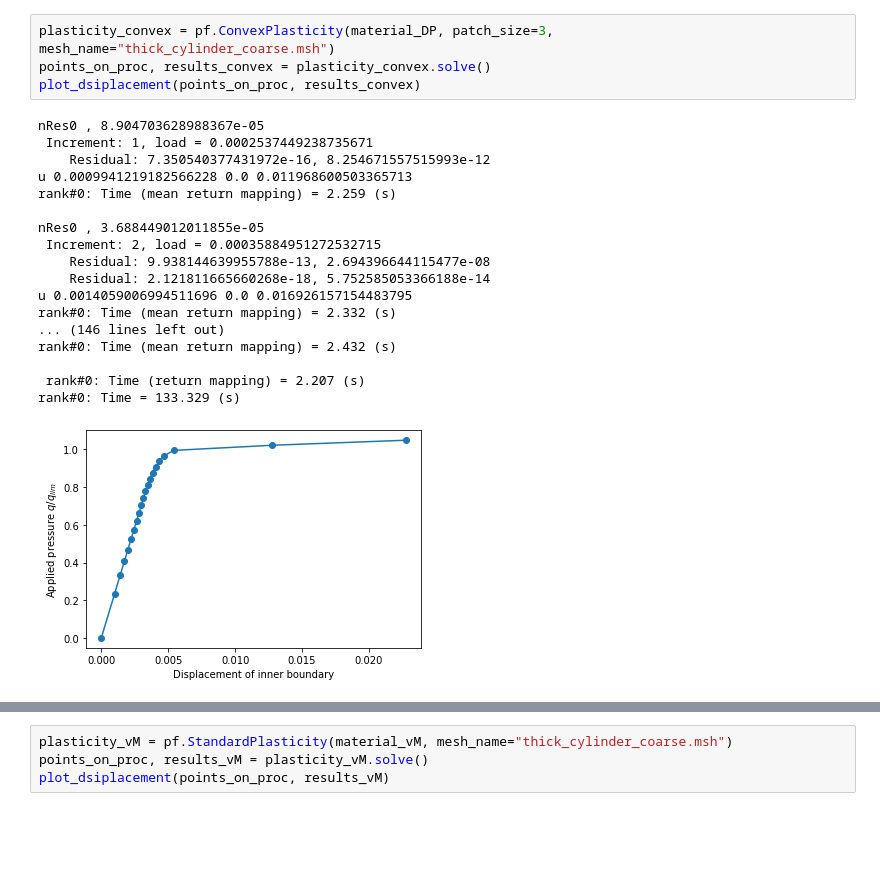
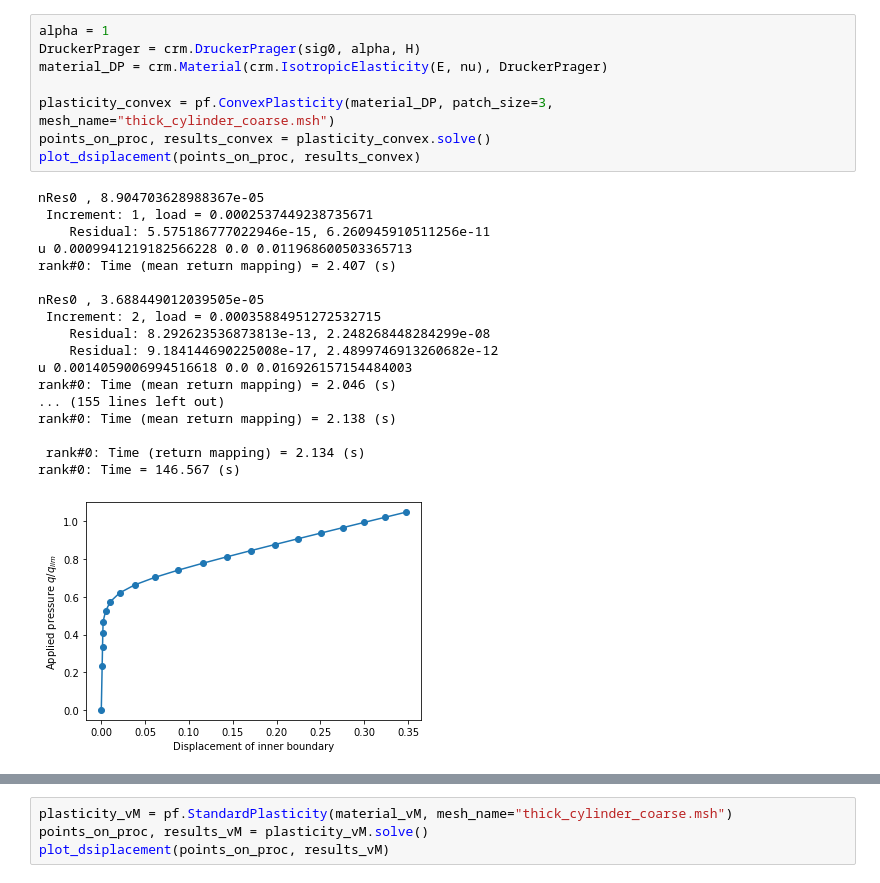
Before and after one commit to a-latyshev/convex-plasticity, a Jupyter notebook: optimisation/plasticity_analysis.ipynb, the cells around one changed output, grey strips where cells are left out. Saved outputs shown, nothing was run; the diff lists cells and outputs as text; blank space fills up the shorter version.

Commit message:
[WIP] Added plasticity analysis and analytical formulas for the DP criteria
Interpolation case for DruckerPrager doesn't work!

```diff
--- a/optimisation/plasticity_analysis.ipynb
+++ b/optimisation/plasticity_analysis.ipynb
@@ -60,23 +354,27 @@ rank#0: Time = 2.237 (s)
 # %%
+alpha = 1
+DruckerPrager = crm.DruckerPrager(sig0, alpha, H)
+material_DP = crm.Material(crm.IsotropicElasticity(E, nu), DruckerPrager)
+
 plasticity_convex = pf.ConvexPlasticity(material_DP, patch_size=3, mesh_name="thick_cylinder_coarse.msh")
 points_on_proc, results_convex = plasticity_convex.solve()
 plot_dsiplacement(points_on_proc, results_convex)
 # %% [output]
 nRes0 , 8.904703628988367e-05
  Increment: 1, load = 0.0002537449238735671
-    Residual: 7.350540377431972e-16, 8.254671557515993e-12
+    Residual: 5.575186777022946e-15, 6.260945910511256e-11
 u 0.0009941219182566228 0.0 0.011968600503365713
-rank#0: Time (mean return mapping) = 2.259 (s)
+rank#0: Time (mean return mapping) = 2.407 (s)
 
-nRes0 , 3.688449012011855e-05
+nRes0 , 3.688449012039505e-05
  Increment: 2, load = 0.00035884951272532715
-    Residual: 9.938144639955788e-13, 2.694396644115477e-08
-    Residual: 2.121811665660268e-18, 5.752585053366188e-14
-u 0.0014059006994511696 0.0 0.016926157154483795
-rank#0: Time (mean return mapping) = 2.332 (s)
-... (146 lines left out)
-rank#0: Time (mean return mapping) = 2.432 (s)
+    Residual: 8.292623536873813e-13, 2.248268448284299e-08
+    Residual: 9.184144690225008e-17, 2.4899746913260682e-12
+u 0.0014059006994516618 0.0 0.016926157154484003
+rank#0: Time (mean return mapping) = 2.046 (s)
+... (155 lines left out)
+rank#0: Time (mean return mapping) = 2.138 (s)
 
- rank#0: Time (return mapping) = 2.207 (s)
-rank#0: Time = 133.329 (s)
+ rank#0: Time (return mapping) = 2.134 (s)
+rank#0: Time = 146.567 (s)
-[figure, old version]
+[figure, new version]
```
Also changed, not shown: parts of 27 cells of this notebook, 4 other files.
